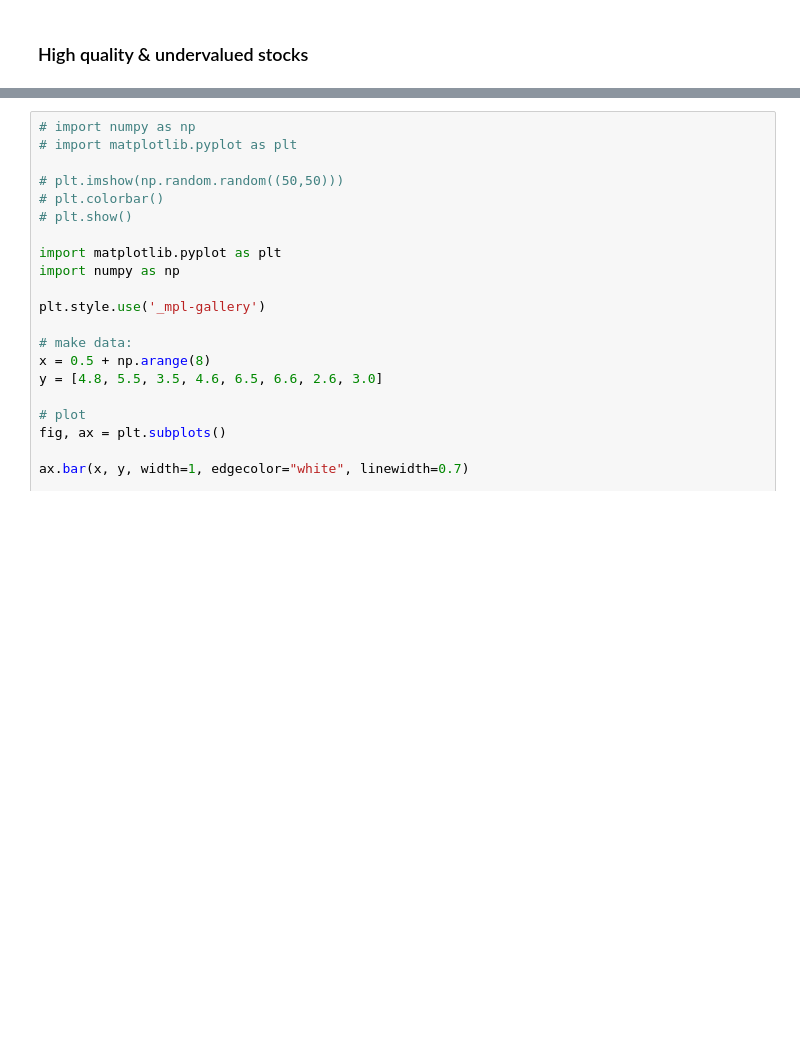
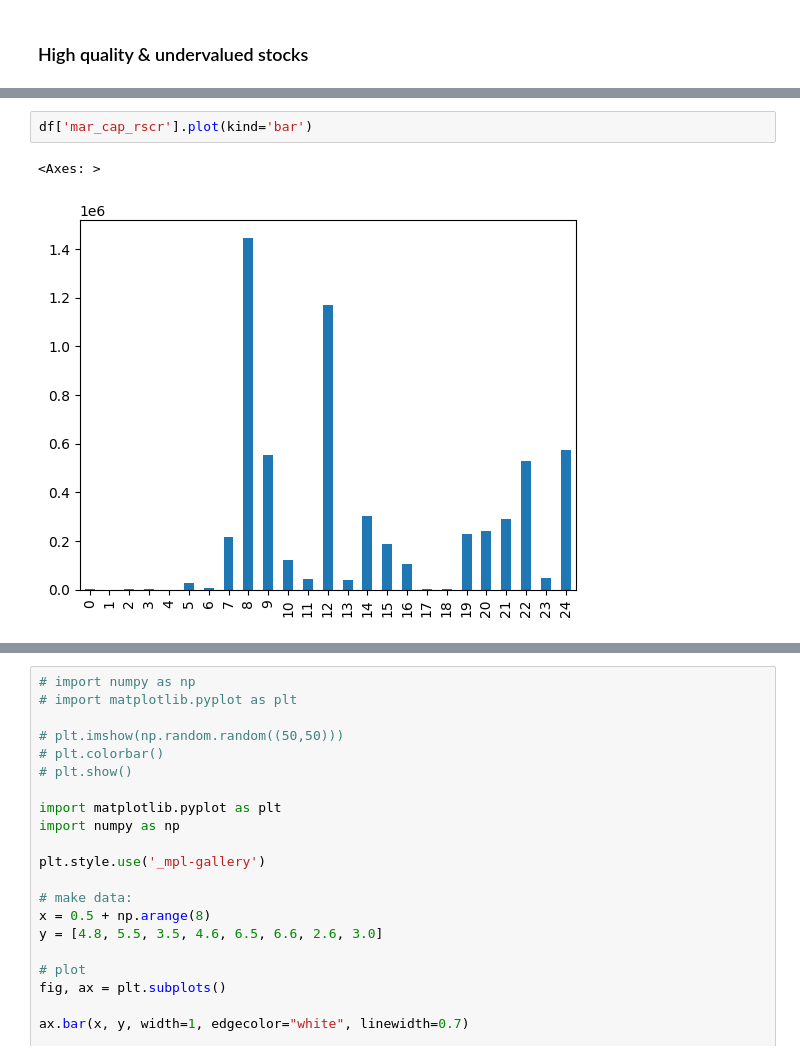
Before and after one commit to prashk027/Tasks, a Jupyter notebook: Tasks/PythonScript/task3/screener.ipynb, the cells around one changed output, grey strips where cells are left out. Drawn from its saved outputs; the diff is of its cells as text; blank space fills up the shorter version.

```diff
--- a/Tasks/PythonScript/task3/screener.ipynb
+++ b/Tasks/PythonScript/task3/screener.ipynb
@@ -553,0 +572,5 @@ plt.show()
+# %%
+df['mar_cap_rscr'].plot(kind='bar')
+# %% [output]
+<Axes: >
+[figure, added]
```
Also changed, not shown: parts of 53 cells of this notebook.
